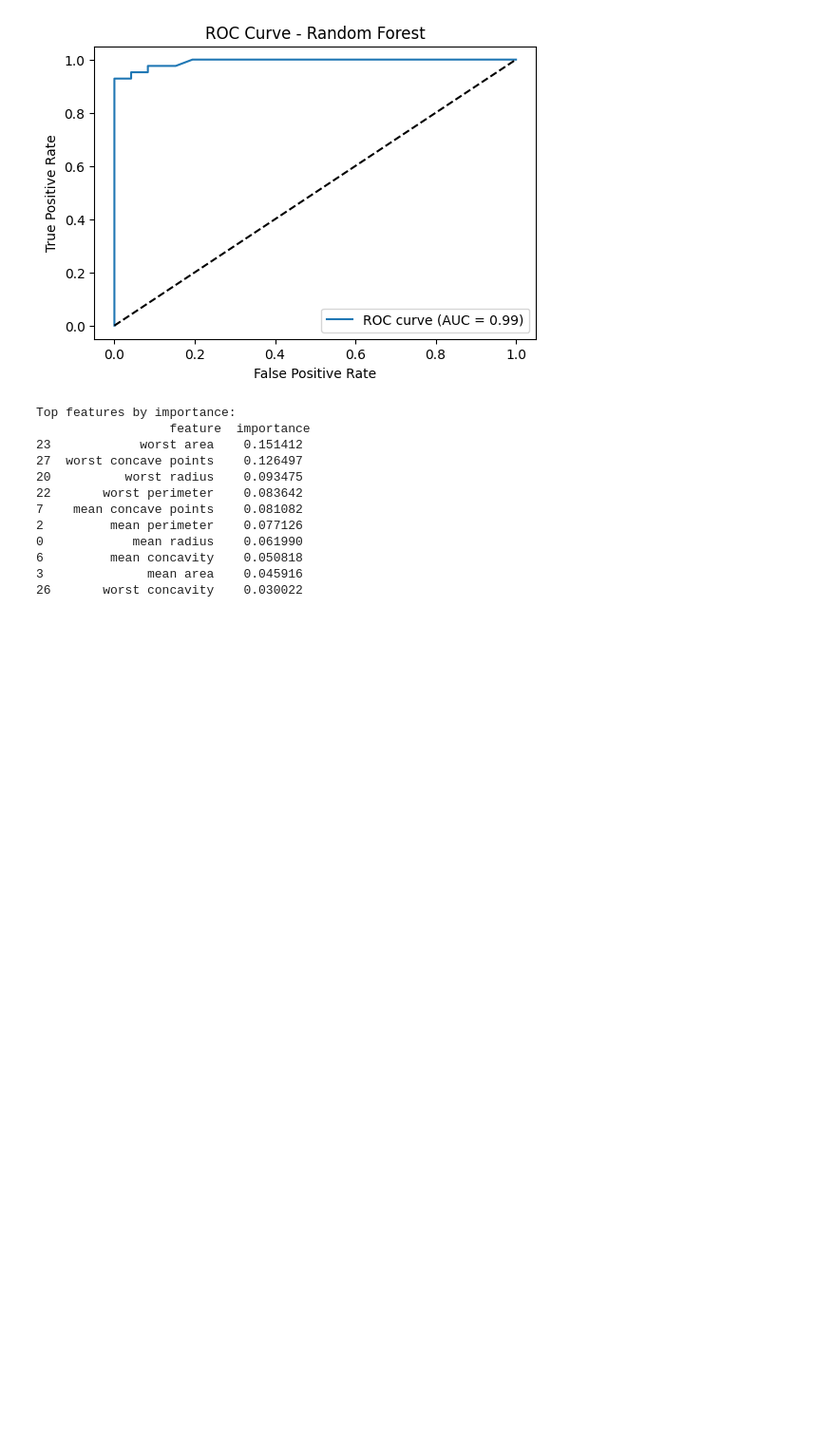
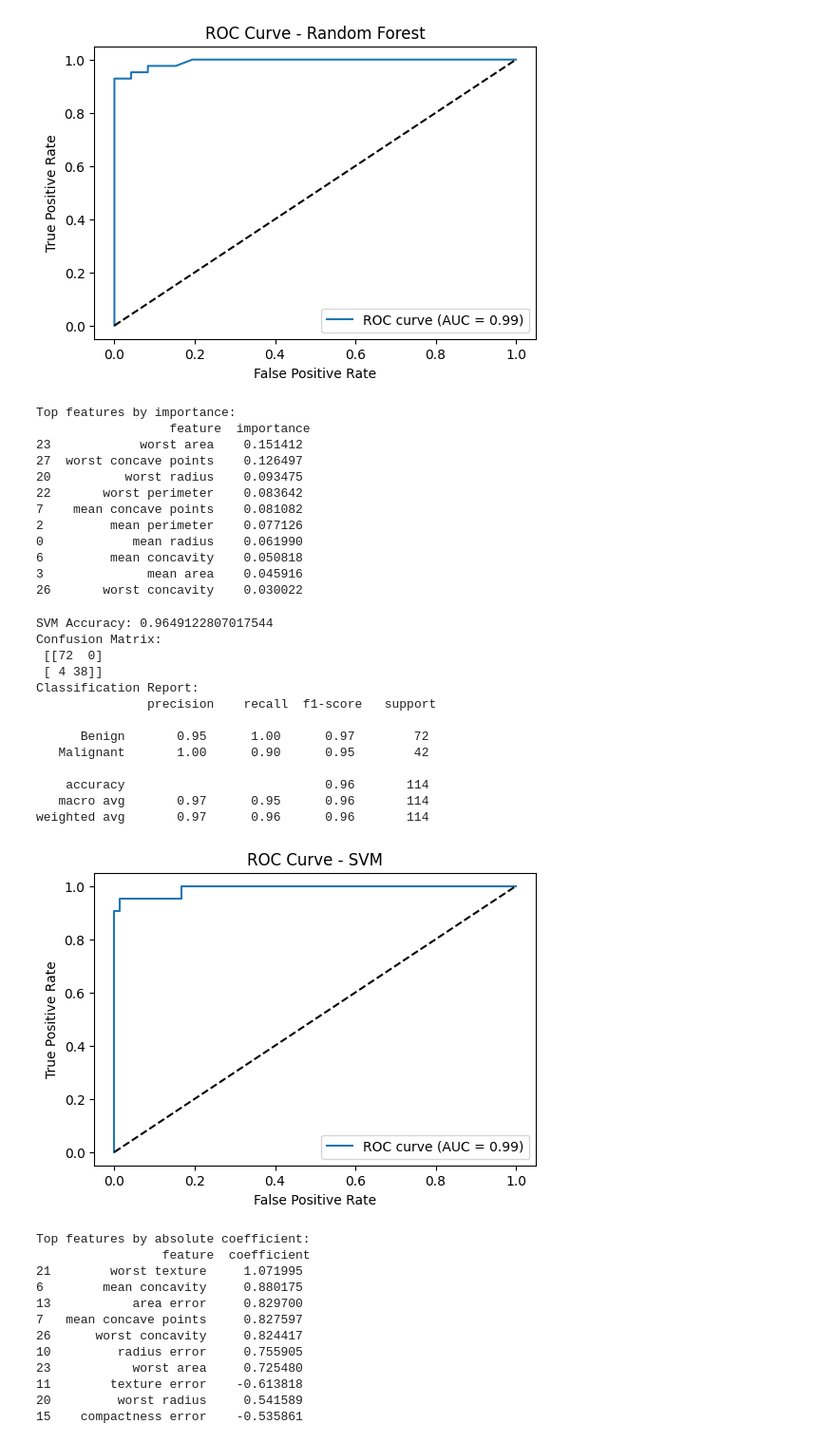
Before and after one commit to avafrank9983/BME-3968-Medical-AI---Project-1-Group-4-, a Jupyter notebook: Notebooks/modeling.ipynb, the cells around one changed output. Shown at 95% size. Drawn from its saved outputs; the diff is of its cells as text; code cells hidden in the pictures; blank space fills up the shorter version.

Commit message:
Added linear SVM model with evaluation, ROC curve, and top feature coefficients

```diff
--- a/Notebooks/modeling.ipynb
+++ b/Notebooks/modeling.ipynb
@@ -177,3 +177,70 @@ Top features by importance:
 6         mean concavity    0.050818
 3              mean area    0.045916
 26       worst concavity    0.030022
+# %%
+# Support Vector Machine (SVM)
+
+from sklearn.svm import SVC
+
+# 1 Initialize SVM (linear kernel, probability=True for ROC)
+svm_model = SVC(kernel='linear', probability=True, random_state=42)
+
+# 2️ Train model on scaled training data
+svm_model.fit(X_train_scaled, y_train)
+
+# 3️ Make predictions
+y_pred_svm = svm_model.predict(X_test_scaled)
+y_prob_svm = svm_model.predict_proba(X_test_scaled)[:,1]  # Probability for 'Malignant'
+
+# 4️ Evaluate model
+print("SVM Accuracy:", accuracy_score(y_test, y_pred_svm))
+print("Confusion Matrix:\n", confusion_matrix(y_test, y_pred_svm))
+print("Classification Report:\n", classification_report(y_test, y_pred_svm))
+
+# 5️ ROC Curve
+roc_auc_svm = roc_auc_score((y_test=='Malignant').astype(int), y_prob_svm)
+fpr_svm, tpr_svm, thresholds_svm = roc_curve((y_test=='Malignant').astype(int), y_prob_svm)
+
+plt.figure(figsize=(6,4))
+plt.plot(fpr_svm, tpr_svm, label=f'ROC curve (AUC = {roc_auc_svm:.2f})')
+plt.plot([0,1], [0,1], 'k--')
+plt.xlabel('False Positive Rate')
+plt.ylabel('True Positive Rate')
+plt.title('ROC Curve - SVM')
+plt.legend()
+plt.show()
+
+# 6️ Feature importance (for linear kernel)
+svm_features = pd.DataFrame({
+    'feature': X.columns,
+    'coefficient': svm_model.coef_[0]
+}).sort_values(by='coefficient', key=abs, ascending=False)
+
+print("Top features by absolute coefficient:\n", svm_features.head(10))
+# %% [output]
+SVM Accuracy: 0.9649122807017544
+Confusion Matrix:
+ [[72  0]
+ [ 4 38]]
+Classification Report:
+               precision    recall  f1-score   support
+
+      Benign       0.95      1.00      0.97        72
+   Malignant       1.00      0.90      0.95        42
+
+    accuracy                           0.96       114
+   macro avg       0.97      0.95      0.96       114
+weighted avg       0.97      0.96      0.96       114
+[figure, added]
+Top features by absolute coefficient:
+                 feature  coefficient
+21        worst texture     1.071995
+6        mean concavity     0.880175
+13           area error     0.829700
+7   mean concave points     0.827597
+26      worst concavity     0.824417
+10         radius error     0.755905
+23           worst area     0.725480
+11        texture error    -0.613818
+20         worst radius     0.541589
+15    compactness error    -0.535861
```
